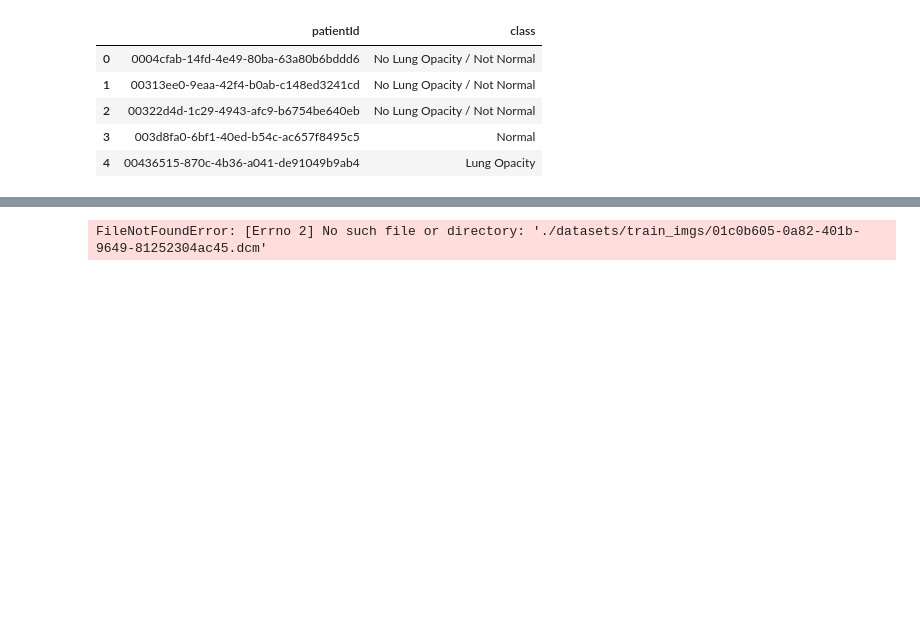
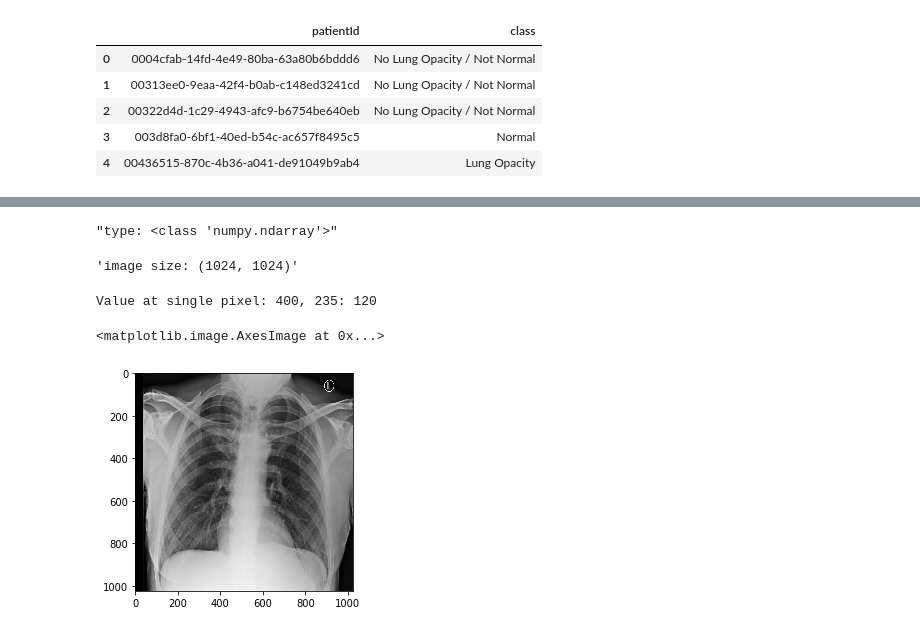
Before and after one commit to JSitter/pneumonia-detector, a Jupyter notebook: RSNA Pneumonia Challenge.ipynb, the cells around one changed output, grey strips where cells are left out. Saved outputs shown, nothing was run; the diff lists cells and outputs as text; code cells hidden in the pictures; blank space fills up the shorter version.

```diff
--- a/RSNA Pneumonia Challenge.ipynb
+++ b/RSNA Pneumonia Challenge.ipynb
@@ -19,4 +21,11 @@ Using TensorFlow backend.
 np.random.seed(324)
+# %%
+# Helper Functions
+def patient_id(list_index):
+    return list(df.iloc[[55]].patientId)[0]
+
+def plot_squares(np_img, squares_list):
+    pass
 # %%
 df = pd.read_csv("{}/stage_2_detailed_class_info.csv".format(dataset_location))
 # %%
@@ -49,9 +82,17 @@ df_train.head()
 # %%
-image_location = "{}/train_imgs/".format(dataset_location)
-image_file = str(list(df.iloc[[55]].patientId)[0])+".dcm"
+image_location = "{}/train_images/".format(dataset_location)
+image_file = "{}.dcm".format(patient_id(35))
 # %%
 dcm = pydicom.read_file(image_location+image_file)
 image = dcm.pixel_array
+display("type: {}".format(type(image)))
+display("image size: {}".format(image.shape))
+print("Value at single pixel: 400, 235: {}".format(image[400][235]))
+
 plt.imshow(image, cmap=plt.cm.gist_gray)
 # %% [output]
-FileNotFoundError: [Errno 2] No such file or directory: './datasets/train_imgs/01c0b605-0a82-401b-9649-81252304ac45.dcm'
+"type: <class 'numpy.ndarray'>"
+'image size: (1024, 1024)'
+Value at single pixel: 400, 235: 120
+<matplotlib.image.AxesImage at 0x...>
+[figure, added]
```
Also changed, not shown: parts of 8 cells of this notebook.
